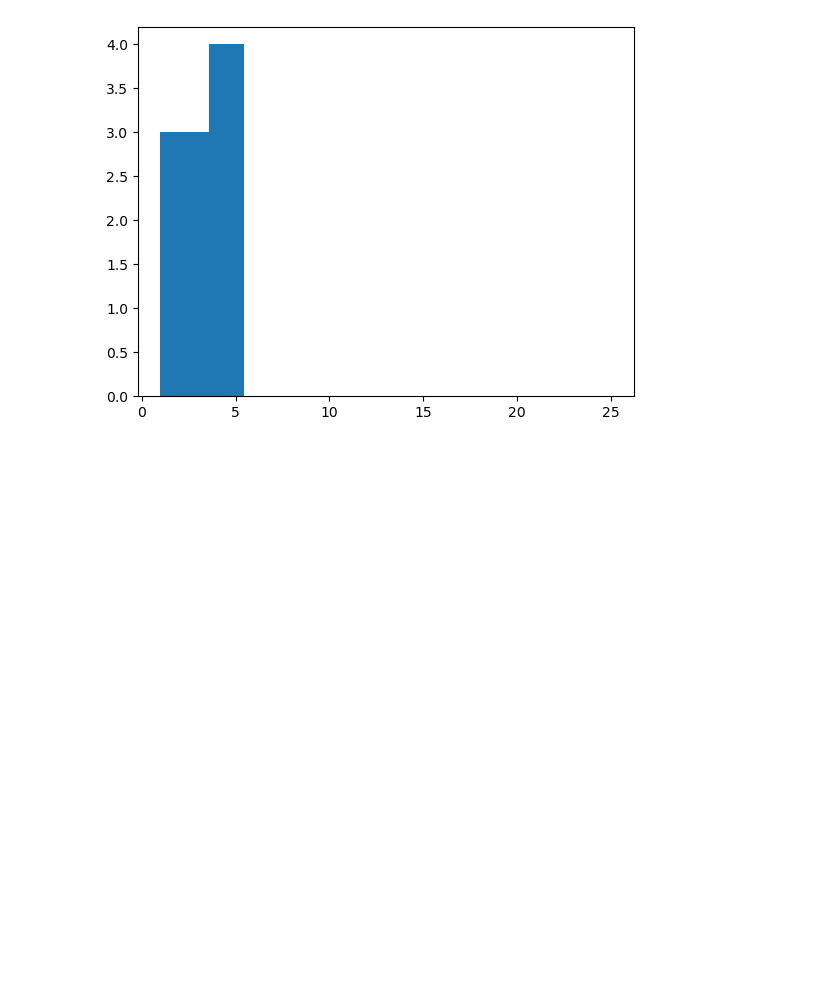
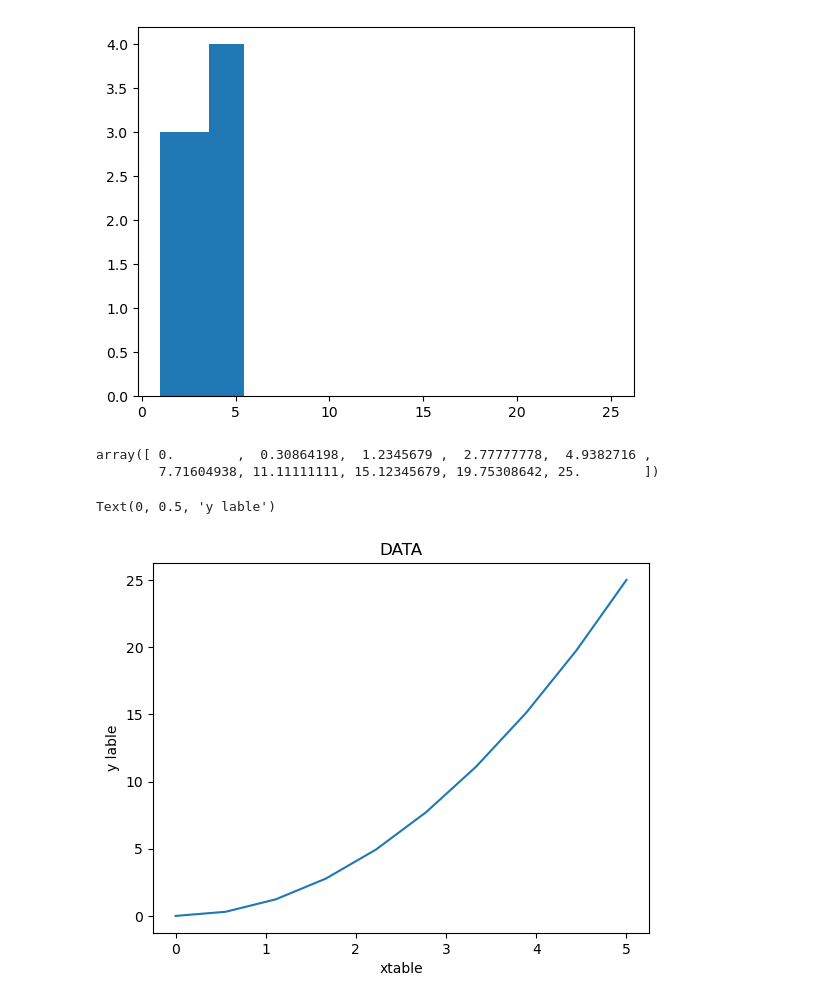
Before and after one commit to debmalya20/-Data-Visualization-, a Jupyter notebook: practice.ipynb, the cells around one changed output. Saved outputs shown, nothing was run; the diff lists cells and outputs as text; code cells hidden in the pictures; blank space fills up the shorter version.

```diff
--- a/practice.ipynb
+++ b/practice.ipynb
@@ -51,0 +56,16 @@ plt.hist(x,y)
+# %%
+data=np.linspace(0,5,10)
+data
+data2=data**2
+data2
+# %% [output]
+array([ 0.        ,  0.30864198,  1.2345679 ,  2.77777778,  4.9382716 ,
+        7.71604938, 11.11111111, 15.12345679, 19.75308642, 25.        ])
+# %%
+plt.plot(data,data2)
+plt.title("DATA")
+plt.xlabel("xtable")
+plt.ylabel("y lable")
+# %% [output]
+Text(0, 0.5, 'y lable')
+[figure, added]
```
Also changed, not shown: parts of 11 cells of this notebook, 2 other files.
